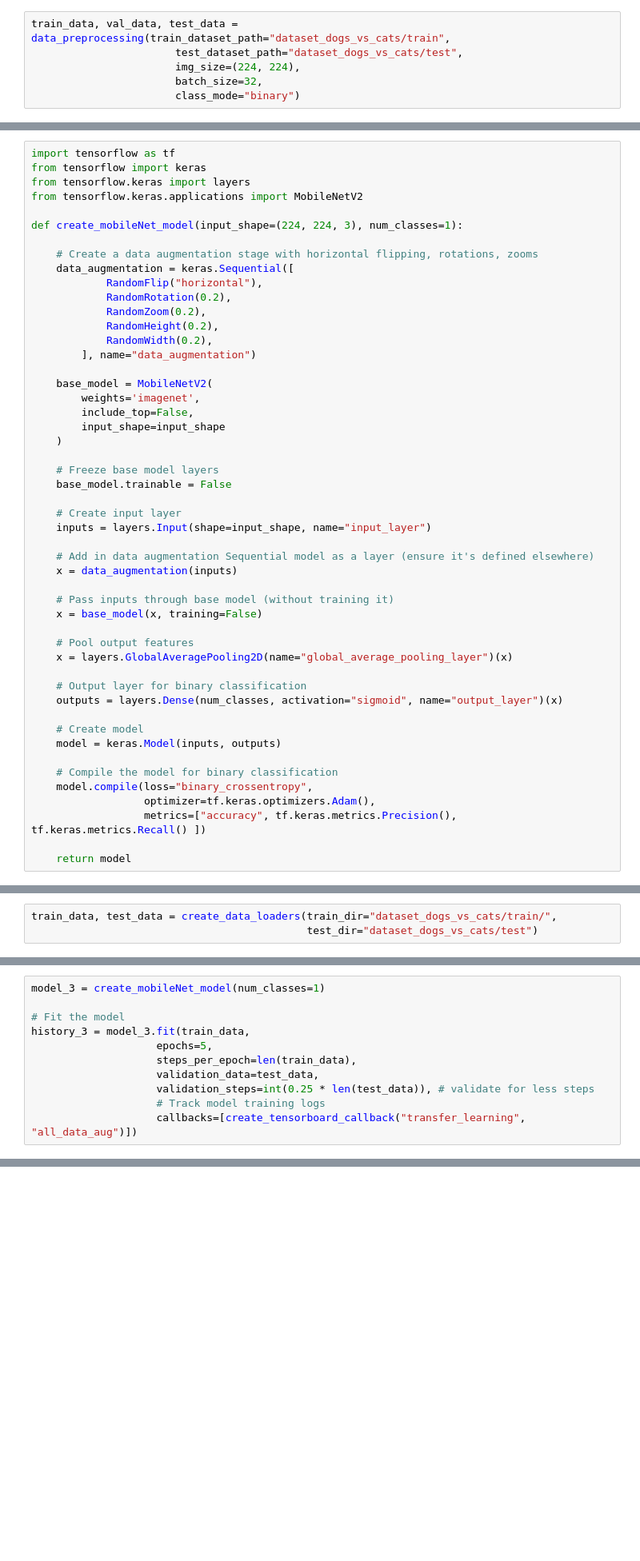
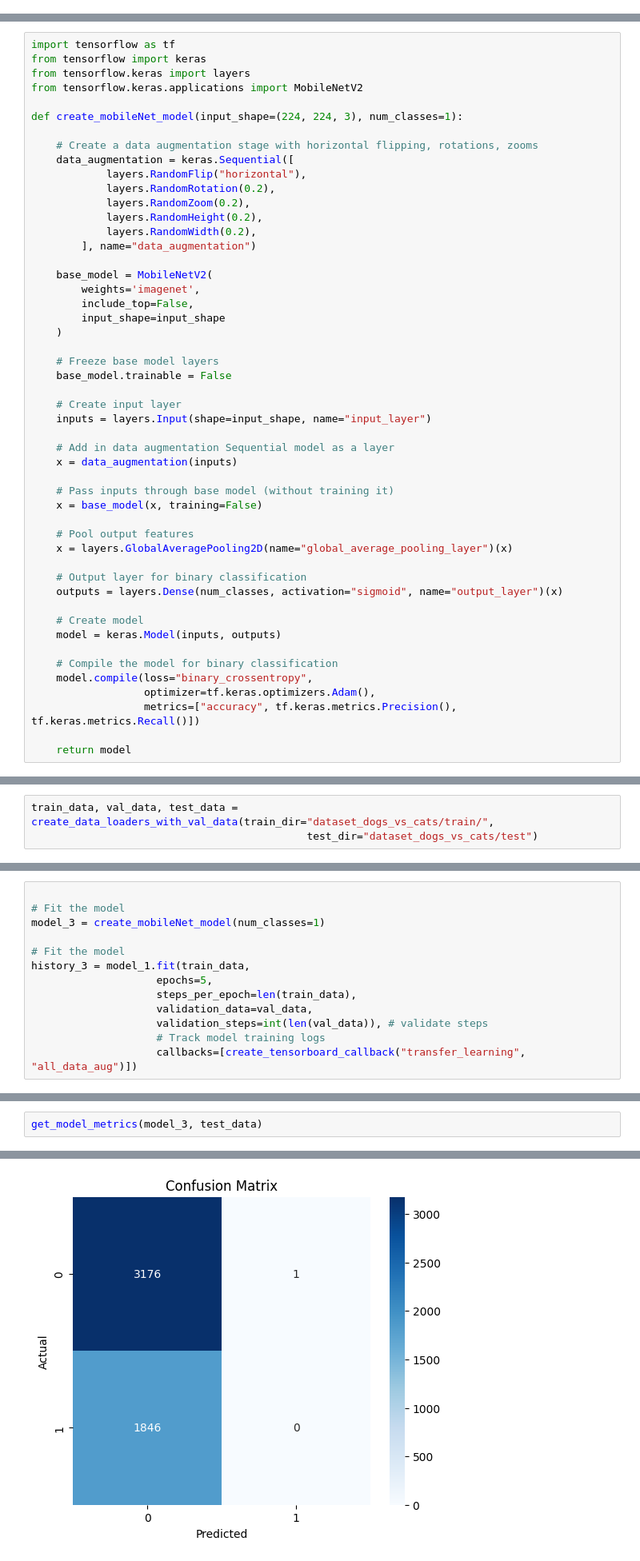
Before and after one commit to rodrigobivarazevedo/machine_learning, a Jupyter notebook: cnn_google_colab.ipynb, the cells around one changed output, grey strips where cells are left out. Shown at 80% size. Cells and saved outputs as stored; diff of their text form; blank space fills up the shorter version.

Commit message:
mobile net trained

```diff
--- a/cnn_google_colab.ipynb
+++ b/cnn_google_colab.ipynb
@@ -578,9 +598,3 @@ predict_image(img_path, model_1)
 Prediction: cats with 1.00 confidence
 ('cats', array([[0.9985361 , 0.00120674]], dtype=float32))
 [figure]
-# %%
-train_data, val_data, test_data = data_preprocessing(train_dataset_path="dataset_dogs_vs_cats/train",
-                       test_dataset_path="dataset_dogs_vs_cats/test",
-                       img_size=(224, 224),
-                       batch_size=32,
-                       class_mode="binary")
@@ -860,11 +627,11 @@ def create_mobileNet_model(input_shape=(224, 224, 3), num_classes=1):
 
     # Create a data augmentation stage with horizontal flipping, rotations, zooms
     data_augmentation = keras.Sequential([
-            RandomFlip("horizontal"),
-            RandomRotation(0.2),
-            RandomZoom(0.2),
-            RandomHeight(0.2),
-            RandomWidth(0.2),
+            layers.RandomFlip("horizontal"),
+            layers.RandomRotation(0.2),
+            layers.RandomZoom(0.2),
+            layers.RandomHeight(0.2),
+            layers.RandomWidth(0.2),
         ], name="data_augmentation")
 
     base_model = MobileNetV2(
@@ -879,7 +646,7 @@ def create_mobileNet_model(input_shape=(224, 224, 3), num_classes=1):
     # Create input layer
     inputs = layers.Input(shape=input_shape, name="input_layer")
 
-    # Add in data augmentation Sequential model as a layer (ensure it's defined elsewhere)
+    # Add in data augmentation Sequential model as a layer
     x = data_augmentation(inputs)
 
     # Pass inputs through base model (without training it)
@@ -897,7 +664,7 @@ def create_mobileNet_model(input_shape=(224, 224, 3), num_classes=1):
     # Compile the model for binary classification
     model.compile(loss="binary_crossentropy",
                   optimizer=tf.keras.optimizers.Adam(),
-                  metrics=["accuracy", tf.keras.metrics.Precision(), tf.keras.metrics.Recall() ])
+                  metrics=["accuracy", tf.keras.metrics.Precision(), tf.keras.metrics.Recall()])
 
     return model
 # %%
@@ -918,5 +703,5 @@ def create_data_loaders(train_dir, test_dir, image_size=(224, 224)):
 # %%
-train_data, test_data = create_data_loaders(train_dir="dataset_dogs_vs_cats/train/",
+train_data, val_data, test_data = create_data_loaders_with_val_data(train_dir="dataset_dogs_vs_cats/train/",
                                             test_dir="dataset_dogs_vs_cats/test")
 # %% [output]
 Found 14874 files belonging to 2 classes.
@@ -923,13 +711,15 @@ Found 14874 files belonging to 2 classes.
 Found 5023 files belonging to 2 classes.
 # %%
+
+# Fit the model
 model_3 = create_mobileNet_model(num_classes=1)
 
 # Fit the model
-history_3 = model_3.fit(train_data,
+history_3 = model_1.fit(train_data,
                     epochs=5,
                     steps_per_epoch=len(train_data),
-                    validation_data=test_data,
-                    validation_steps=int(0.25 * len(test_data)), # validate for less steps
+                    validation_data=val_data,
+                    validation_steps=int(len(val_data)), # validate steps
                     # Track model training logs
                     callbacks=[create_tensorboard_callback("transfer_learning", "all_data_aug")])
 # %% [output]
@@ -1027,0 +758,3 @@ def create_custom_model(data_augmentation, img_size=(224, 224)):
+# %%
+get_model_metrics(model_3, test_data)
+# %% [output]
@@ -1027,0 +778 @@ def create_custom_model(data_augmentation, img_size=(224, 224)):
+[figure, added]
```
Also changed, not shown: parts of 31 cells of this notebook.
